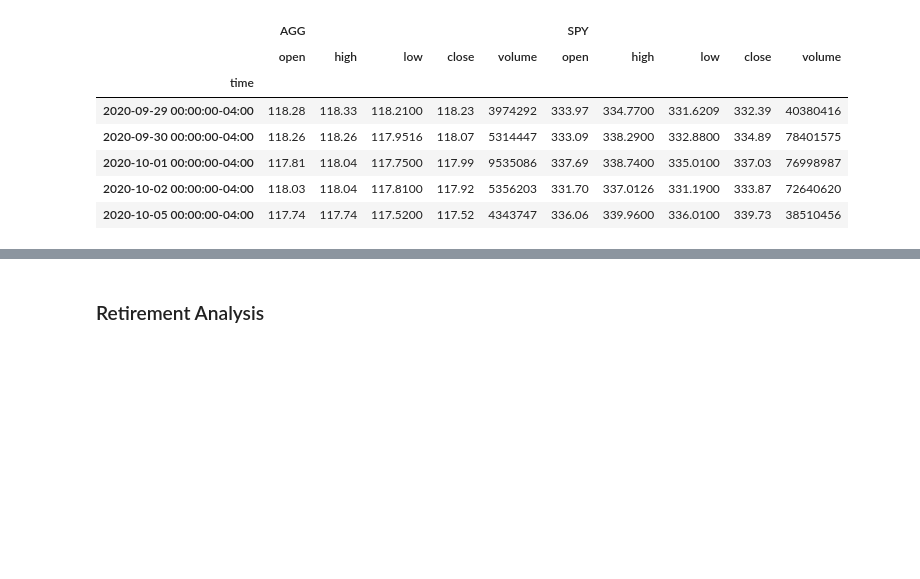
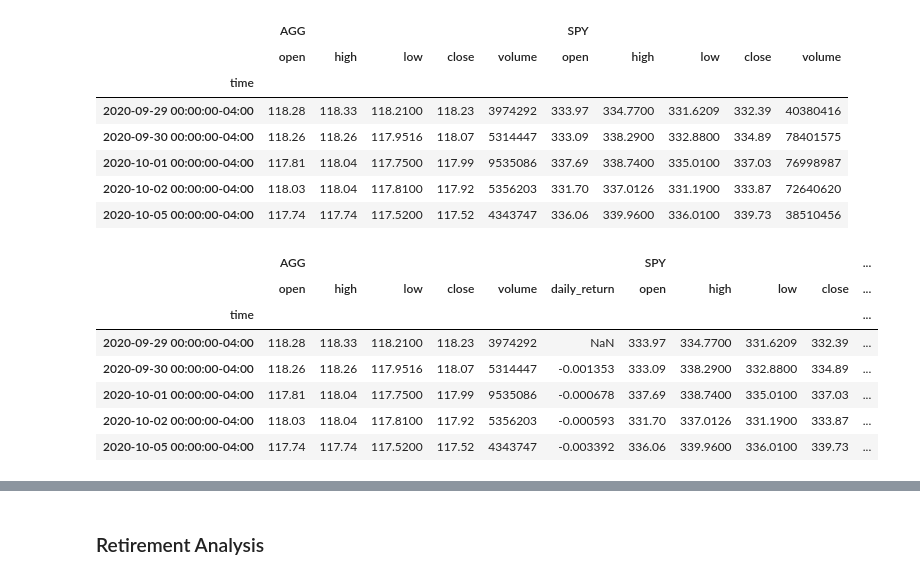
Before and after one commit to fllamas360/API-work, a Jupyter notebook: API_HWK.ipynb, the cells around one changed output, grey strips where cells are left out. Cells and saved outputs as stored; diff of their text form; code cells hidden in the pictures; blank space fills up the shorter version.

```diff
--- a/API_HWK.ipynb
+++ b/API_HWK.ipynb
@@ -175 +183,13 @@ df_stock_data.head()
+# %%
+# Printing the simulation input data
+MC_thirtyyear.portfolio_data.head()
+# %% [output]
+|  | AGG |  |  |  |  |  | SPY |  |  |  | ... |
+|  | open | high | low | close | volume | daily_return | open | high | low | close | ... |
+| time |  |  |  |  |  |  |  |  |  |  | ... |
+| 2020-09-29 00:00:00-04:00 | 118.28 | 118.33 | 118.2100 | 118.23 | 3974292 | NaN | 333.97 | 334.7700 | 331.6209 | 332.39 | ... |
+| 2020-09-30 00:00:00-04:00 | 118.26 | 118.26 | 117.9516 | 118.07 | 5314447 | -0.001353 | 333.09 | 338.2900 | 332.8800 | 334.89 | ... |
+| 2020-10-01 00:00:00-04:00 | 117.81 | 118.04 | 117.7500 | 117.99 | 9535086 | -0.000678 | 337.69 | 338.7400 | 335.0100 | 337.03 | ... |
+| 2020-10-02 00:00:00-04:00 | 118.03 | 118.04 | 117.8100 | 117.92 | 5356203 | -0.000593 | 331.70 | 337.0126 | 331.1900 | 333.87 | ... |
+| 2020-10-05 00:00:00-04:00 | 117.74 | 117.74 | 117.5200 | 117.52 | 4343747 | -0.003392 | 336.06 | 339.9600 | 336.0100 | 339.73 | ... |
 # %%
```
Also changed, not shown: parts of 10 cells of this notebook.
